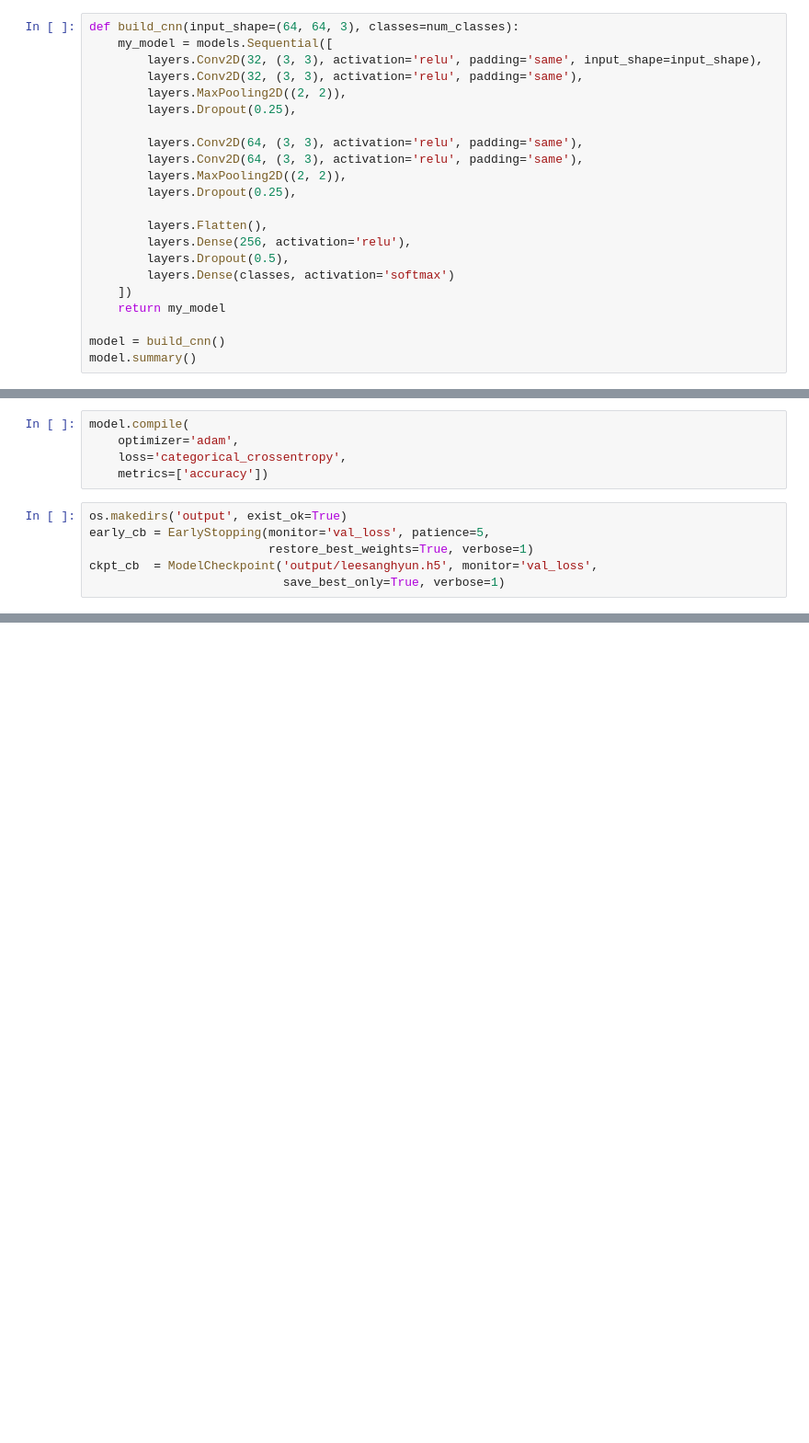
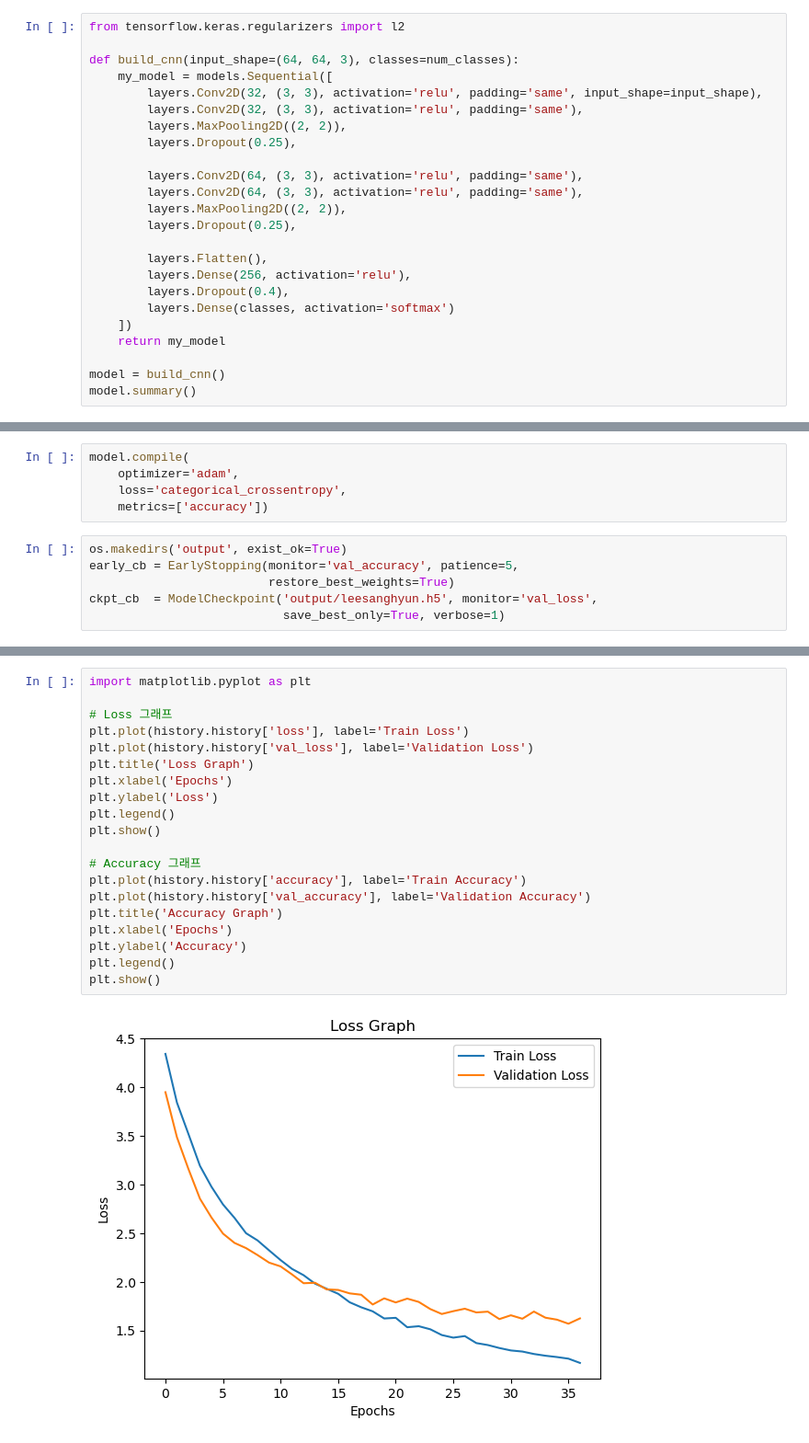
Before and after one commit to dgh06175/ai-study, a Jupyter notebook: deep-learning/term-project/term-project.ipynb, the cells around one changed output, grey strips where cells are left out. Shown at 92% size. Drawn from its saved outputs; the diff is of its cells as text; blank space fills up the shorter version.

```diff
--- a/deep-learning/term-project/term-project.ipynb
+++ b/deep-learning/term-project/term-project.ipynb
@@ -76,4 +76,6 @@ validation_generator = test_datagen.flow(
 # %%
+from tensorflow.keras.regularizers import l2
+
 def build_cnn(input_shape=(64, 64, 3), classes=num_classes):
     my_model = models.Sequential([
         layers.Conv2D(32, (3, 3), activation='relu', padding='same', input_shape=input_shape),
@@ -88,7 +90,7 @@ def build_cnn(input_shape=(64, 64, 3), classes=num_classes):
 
         layers.Flatten(),
         layers.Dense(256, activation='relu'),
-        layers.Dropout(0.5),
+        layers.Dropout(0.4),
         layers.Dense(classes, activation='softmax')
     ])
     return my_model
@@ -127,8 +129,8 @@ model.compile(
     metrics=['accuracy'])
 # %%
 os.makedirs('output', exist_ok=True)
-early_cb = EarlyStopping(monitor='val_loss', patience=5,
-                         restore_best_weights=True, verbose=1)
+early_cb = EarlyStopping(monitor='val_accuracy', patience=5,
+                         restore_best_weights=True)
 ckpt_cb  = ModelCheckpoint('output/leesanghyun.h5', monitor='val_loss',
                            save_best_only=True, verbose=1)
 # %% [markdown]
@@ -176,0 +176,22 @@ print(f"\n✅  Test accuracy = {test_acc:.4f} | loss = {test_loss:.4f}")
+# %%
+import matplotlib.pyplot as plt
+
+# Loss 그래프
+plt.plot(history.history['loss'], label='Train Loss')
+plt.plot(history.history['val_loss'], label='Validation Loss')
+plt.title('Loss Graph')
+plt.xlabel('Epochs')
+plt.ylabel('Loss')
+plt.legend()
+plt.show()
+
+# Accuracy 그래프
+plt.plot(history.history['accuracy'], label='Train Accuracy')
+plt.plot(history.history['val_accuracy'], label='Validation Accuracy')
+plt.title('Accuracy Graph')
+plt.xlabel('Epochs')
+plt.ylabel('Accuracy')
+plt.legend()
+plt.show()
+# %% [output]
+[figure, added]
```
Also changed, not shown: parts of 18 cells of this notebook.
